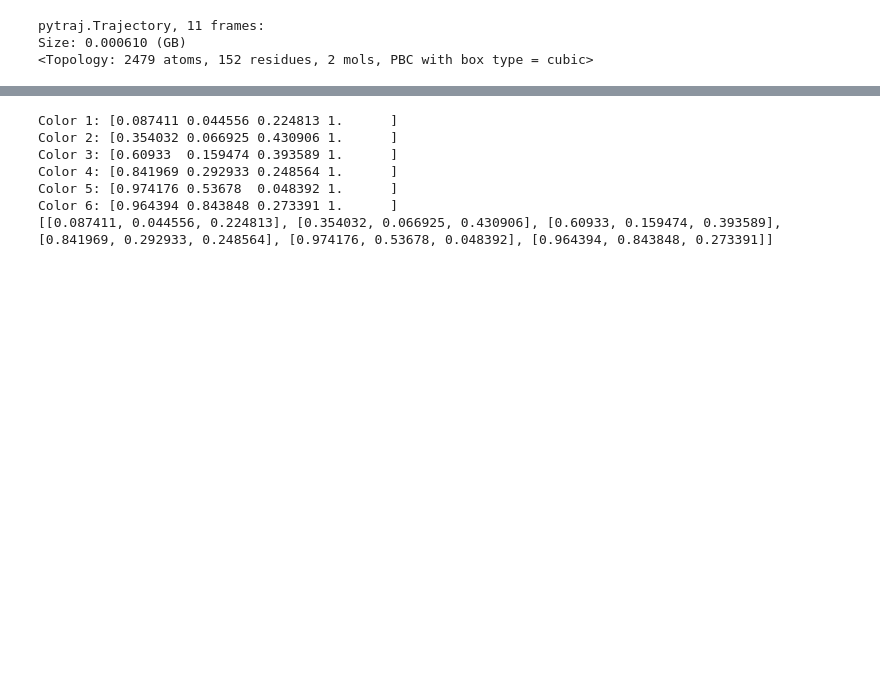
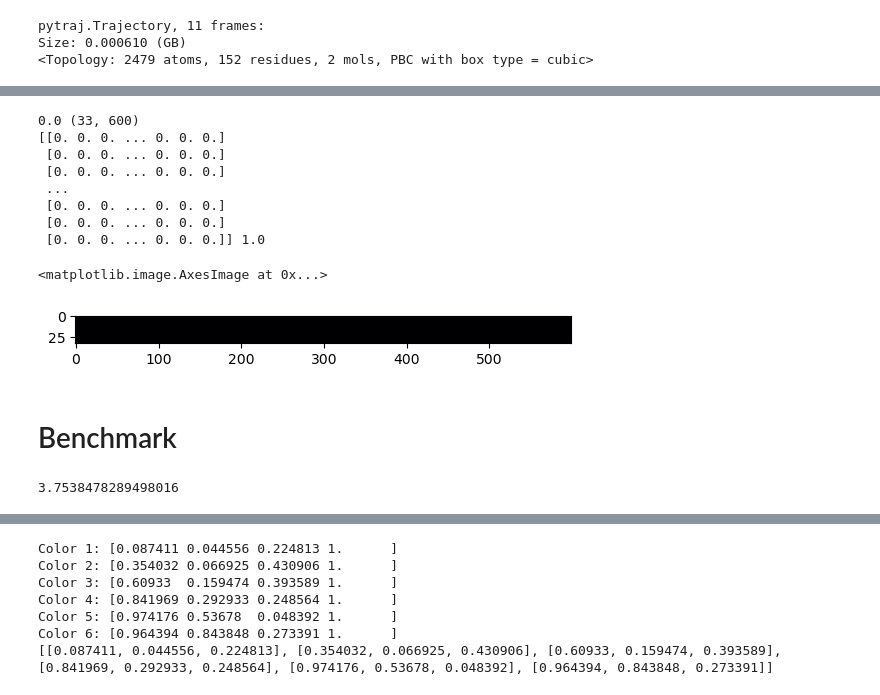
Before and after one commit to miemiemmmm/Nearl, a Jupyter notebook: Points_generation_geometric_parm.ipynb, the cells around one changed output, grey strips where cells are left out. Drawn from its saved outputs; the diff is of its cells as text; code cells hidden in the pictures; blank space fills up the shorter version.

```diff
--- a/Points_generation_geometric_parm.ipynb
+++ b/Points_generation_geometric_parm.ipynb
@@ -192,0 +160,62 @@ print(ed_p3)
+# %%
+from scipy.spatial.distance import cdist
+
+def fpfh_similarity2(fp1, fp2):
+  """
+  Calculate the FPFH similarity between fpfh features
+  """
+  dist_matrix = fp1 - fp2
+  similarity = 1 / (1 + np.abs(np.mean(dist_matrix)))
+  return similarity
+
+fpfh_similarity(fpfhs[1], fpfhs[1])
+
+
+
+
+a= fpfhs[1] - fpfhs[1]
+print(np.mean(a), a.shape)
+b = 1/(1+np.mean(a))
+print(a, b)
+import matplotlib.pyplot as plt
+plt.imshow(a, cmap="inferno")
+# %% [output]
+0.0 (33, 600)
+[[0. 0. 0. ... 0. 0. 0.]
+ [0. 0. 0. ... 0. 0. 0.]
+ [0. 0. 0. ... 0. 0. 0.]
+ ...
+ [0. 0. 0. ... 0. 0. 0.]
+ [0. 0. 0. ... 0. 0. 0.]
+ [0. 0. 0. ... 0. 0. 0.]] 1.0
+<matplotlib.image.AxesImage at 0x...>
+[figure, added]
+# %% [markdown]
+# Benchmark
+# %%
+# r segi in utils.ordersegments(idxs[whichframe])[:6]:
+theidxi = np.where(segments[whichframe] == 2)[0];
+
+
+st=time.perf_counter()
+for i in range(int(1e4)):
+#   SA  = mesh.get_surface_area();
+#   VOL = mesh.get_volume();
+#   d,a = chemtools.DACbytraj(traj, 0, resmask);
+#   d = utils.boxfilter(d, grid_center, grid_length);
+#   a = utils.boxfilter(a, grid_center, grid_length);
+#   resmask = utils.getresmask(traj, utils.getmaskbyidx(traj, theidxi));
+#   # Descriptor 5 and 6: Counter positive partial charge and negative partial charge.
+#   charges = chemtools.Chargebytraj(traj, whichframe, resmask);
+#   withinbox = utils.boxfilter(np.array([i for i in charges.keys()]), grid_center, grid_length);
+#   charge_p = sum([charges[tuple(i)] for i in withinbox if charges[tuple(i)]>0]);
+#   charge_n = sum([charges[tuple(i)] for i in withinbox if charges[tuple(i)]<0]);
+
+  pp_elec = pseudo_energy(traj, whichframe, theidxi, "elec");
+
+
+print(time.perf_counter()-st)
+
+# print(charge_p, charge_n)
+# %% [output]
+3.7538478289498016
```
Also changed, not shown: parts of 24 cells of this notebook, 3 other files.
